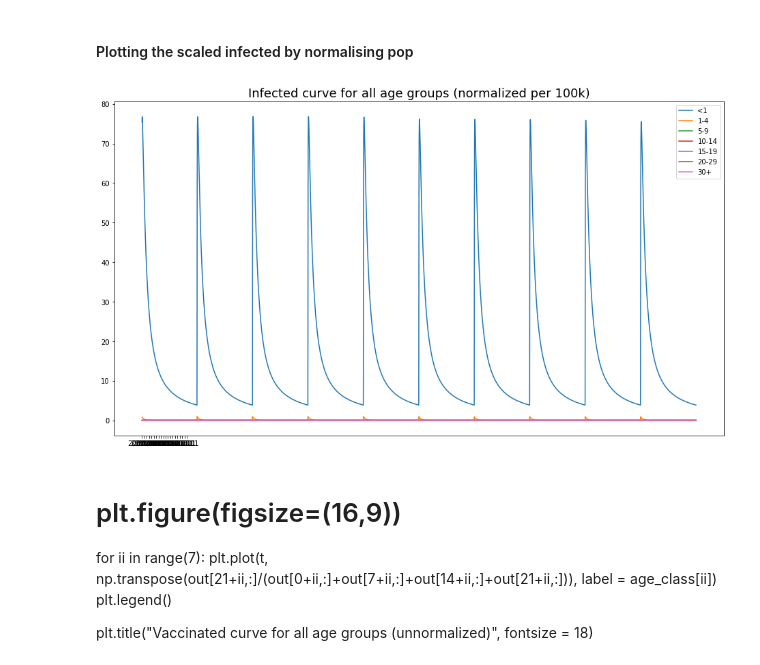
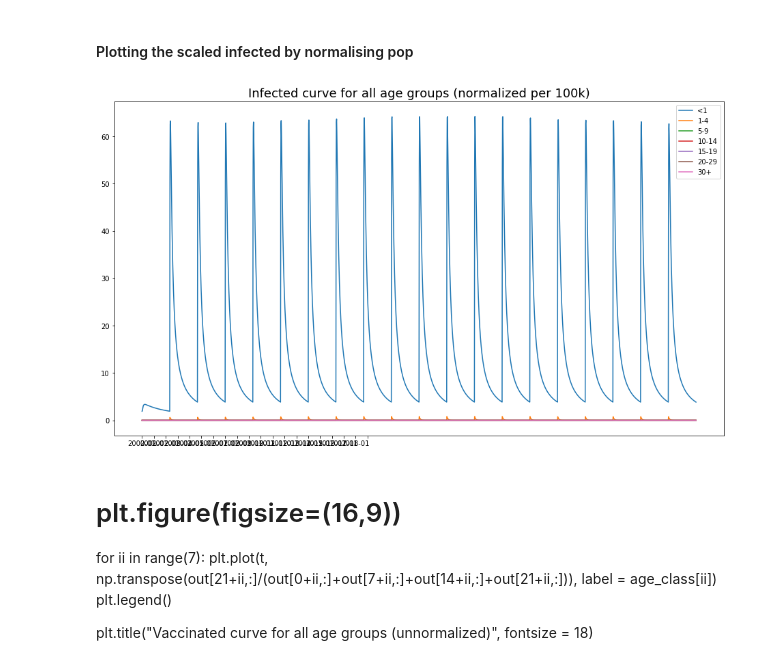
Before and after one commit to dhelekal/EpiRSG2020, a Jupyter notebook: model/Simulation_from_data-per1000.ipynb, the cells around one changed output. Saved outputs shown, nothing was run; the diff lists cells and outputs as text; code cells hidden in the pictures.

```diff
--- a/model/Simulation_from_data-per1000.ipynb
+++ b/model/Simulation_from_data-per1000.ipynb
@@ -158,11 +158,0 @@ age_struct_start = np.asarray(Pops[str(start_yr)][0:7]/np.sum(Pops[str(start_yr)
-# %%
-S_ic = np.hstack([(0*((np.ones(7)-V_ic)[0:1])),((0.5-1e-8)*((np.ones(7)-V_ic)[1:2])), (0.01*((np.ones(7)-V_ic)[2:5])), (0*((np.ones(7)-V_ic)[5:7]))])
-I_ic = np.hstack([(1e-8*((np.ones(7)-V_ic)[0])), (1e-9*((np.ones(7)-V_ic)[1:5])), (0*((np.ones(7)-V_ic)[5:7]))])
-R_ic = (np.ones(7) - S_ic - I_ic - V_ic)
-new_ic = np.hstack([S_ic, I_ic, R_ic, V_ic])
-# %%
-norm_ic = np.hstack([new_ic[0:7]*age_struct_start,
-                    new_ic[7:14]*age_struct_start,
-                    new_ic[14:21]*age_struct_start,
-                    new_ic[21:28]*age_struct_start])*pop_scale
-print(norm_ic)
@@ -177,5 +201,6 @@ print(norm_ic)
 # %%
-beta = 3*np.eye(7)*[0.9,0.2,0.9,0.5,0.5,0.5,0.5] #This scales with time (to check compute r0)!
+beta = 1.0*np.eye(7)#*[0.9,0.2,0.9,0.5,0.5,0.5,0.5] #This scales with time (to check compute r0)!
 mdl = m.SIRVModel(para, lambda t: beta)
+ic = estimate_SIR_IC(mdl, age_struct_start, pop_scale, V_ic)
 # %%
-out, t, out_YN = mdl.run(norm_ic ,t_max = years_run-0.00001, method="Radau", eval_per_year=1200, pop_scale=pop_scale)
+out, t, out_YN = mdl.run(ic ,t_max = years_run-0.00001, method="BDF", eval_per_year=120, pop_scale=pop_scale)
@@ -199,21 +219,21 @@ Text(0.5, 1.0, 'Infected curve for all age groups (unnormalized)')
 # %%
 Inf_OUT = out[7:(7*2),:]
 plt.figure(figsize=(16,9))
 for ii in range(7):
     tot = np.sum(out[np.array([0,7,14,21])+ii,], axis=0)
-    plt.plot(t[12000:len(t)], (np.transpose(out[7+ii,]) / tot)[12000:len(t)]*100, label = age_class[ii])
+    plt.plot(t[0:len(t)], (np.transpose(out[7+ii,]) / tot)[0:len(t)]*100, label = age_class[ii])
 plt.legend()
 if d == "Mumps":
-    plt.xticks(t[12000:len(t)][np.arange(years_run)*51], time_date)
+    plt.xticks(t[0:len(t)][np.arange(years_run)*51], time_date)
 else:
-    plt.xticks(t[12000:len(t)][np.arange(years_run)*51], time_date[np.arange(1, years_run)*12])
+    plt.xticks(t[0:len(t)][np.arange(years_run)*51], time_date[np.arange(1, years_run)*12])
 
 plt.title("Infected curve for all age groups (normalized per 100k)", fontsize = 18)
 
 if d == "Mumps":
     plt.savefig("Inf_sim_"+d+"_noOpt.svg")
 # %% [output]
-[figure, old version]
+[figure, new version]
 # %% [markdown]
 # plt.figure(figsize=(16,9))
 for ii in range(7):
```
Also changed, not shown: parts of 11 cells of this notebook.
